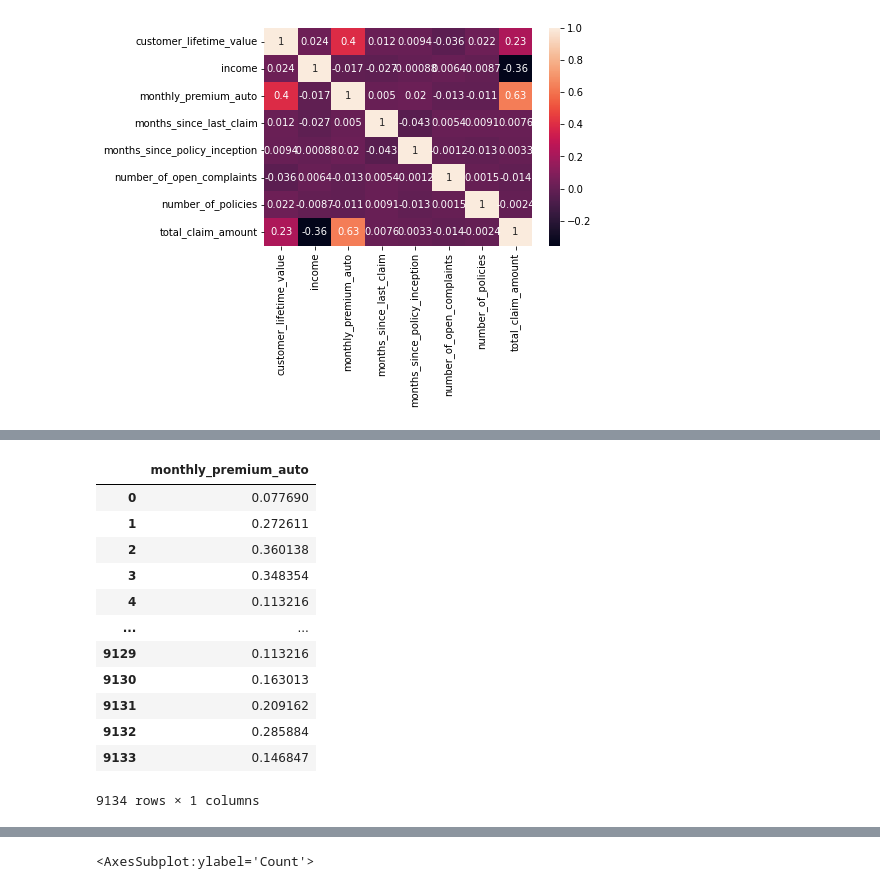
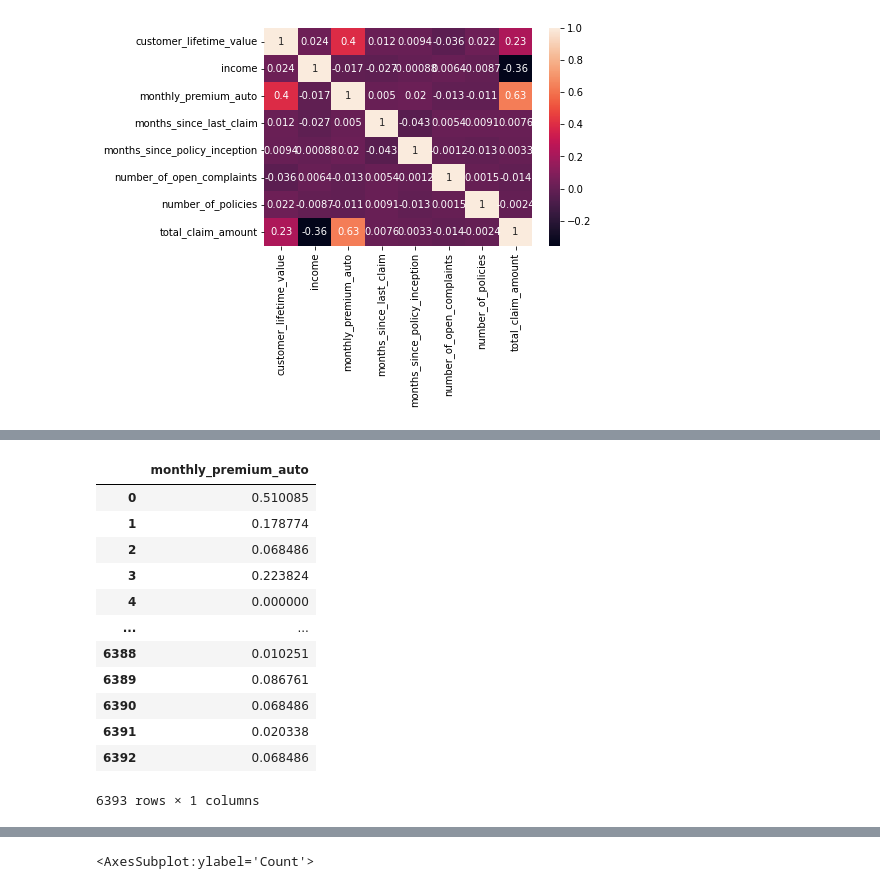
Before and after one commit to Alfon22A/Lab-Customer-Analysis-Final-Round, a Jupyter notebook: Solution.ipynb, the cells around one changed output, grey strips where cells are left out. Drawn from its saved outputs; the diff is of its cells as text; code cells hidden in the pictures.

```diff
--- a/Solution.ipynb
+++ b/Solution.ipynb
@@ -129,8 +131,7 @@ sns.heatmap(num.corr(), annot=True)
 [figure]
 # %%
 y = pd.DataFrame(df1['total_claim_amount'])
-X_cat = cat
-X_num = pd.DataFrame(num["monthly_premium_auto"])
+X = pd.DataFrame(num["monthly_premium_auto"])
 # %% [markdown]
 ### 04 - Processing Data
 
@@ -137,2 +139,9 @@ X_num = pd.DataFrame(num["monthly_premium_auto"])
 - Dealing with outliers.
 - Normalization.
+# %%
+X_train, X_test, y_train, y_test = train_test_split(X, y, test_size=0.3, random_state=22)
+
+print(X_train.shape)
+print(X_test.shape)
+print(y_train.shape)
+print(y_test.shape)
@@ -155,7 +169,9 @@ def log_transf(x):
         return np.NAN
 
 
-x_log = pd.DataFrame(X_num["monthly_premium_auto"].apply(log_transf))
-sns.histplot(x_log)
+x_train_log = pd.DataFrame(X_train["monthly_premium_auto"].apply(log_transf))
+x_test_log = pd.DataFrame(X_test["monthly_premium_auto"].apply(log_transf))
+
+sns.histplot(x_train_log)
 # %% [output]
 <AxesSubplot:ylabel='Count'>
@@ -163,20 +179,25 @@ sns.histplot(x_log)
 # %%
-transformer = MinMaxScaler()
-transformer.fit(x_log)
-x_normalized = transformer.transform(x_log)
-x_normalized = pd.DataFrame(x_normalized, columns=x_log.columns)
-x_normalized
+minmax_x_trans = MinMaxScaler()
+minmax_x_trans.fit(x_train_log)
+
+x_train_norm_log = minmax_x_trans.transform(x_train_log)
+x_train_norm_log = pd.DataFrame(x_train_norm_log, columns=x_train_log.columns)
+
+x_test_norm_log = minmax_x_trans.transform(x_test_log)
+x_test_norm_log = pd.DataFrame(x_test_norm_log, columns=x_train_log.columns)
+
+x_train_norm_log
 # %% [output]
 |  | monthly_premium_auto |
-| 0 | 0.077690 |
-| 1 | 0.272611 |
-| 2 | 0.360138 |
-| 3 | 0.348354 |
-| 4 | 0.113216 |
+| 0 | 0.510085 |
+| 1 | 0.178774 |
+| 2 | 0.068486 |
+| 3 | 0.223824 |
+| 4 | 0.000000 |
 | ... | ... |
-| 9129 | 0.113216 |
-| 9130 | 0.163013 |
-| 9131 | 0.209162 |
-| 9132 | 0.285884 |
-| 9133 | 0.146847 |
+| 6388 | 0.010251 |
+| 6389 | 0.086761 |
+| 6390 | 0.068486 |
+| 6391 | 0.020338 |
+| 6392 | 0.068486 |
-9134 rows × 1 columns
+6393 rows × 1 columns
```
Also changed, not shown: parts of 30 cells of this notebook, 1 other file.
